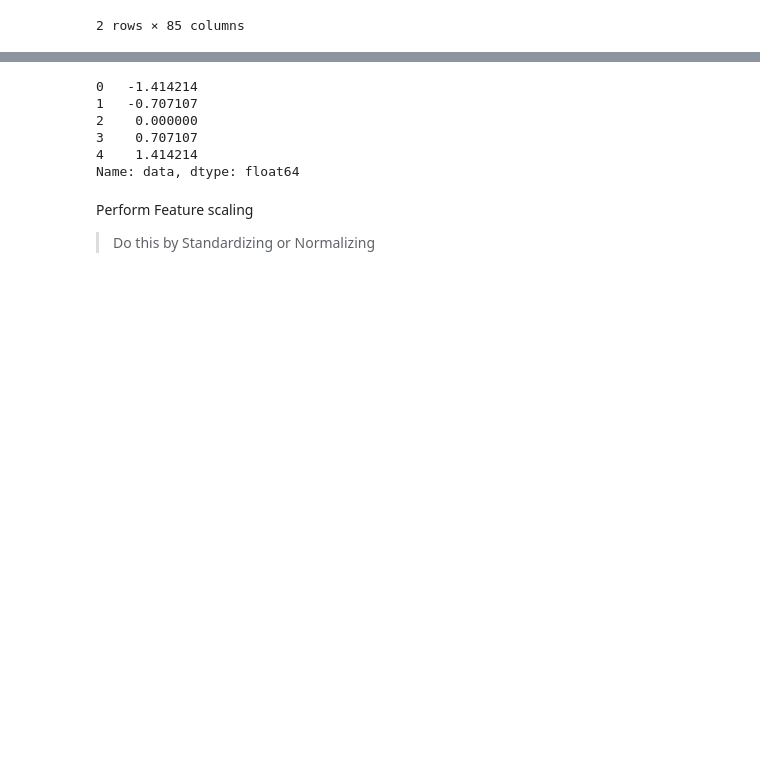
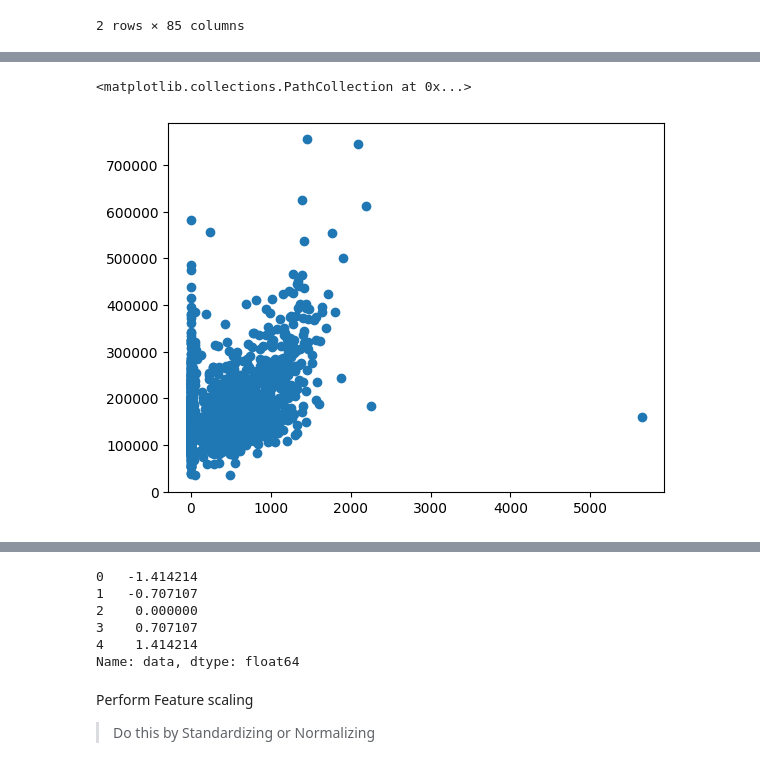
Before and after one commit to djsmacker01/House-Price-Prediction, a Jupyter notebook: Copy_of_Nurudeen_Adedeji_DS.ipynb, the cells around one changed output, grey strips where cells are left out. Cells and saved outputs as stored; diff of their text form; code cells hidden in the pictures; blank space fills up the shorter version.

```diff
--- a/Copy_of_Nurudeen_Adedeji_DS.ipynb
+++ b/Copy_of_Nurudeen_Adedeji_DS.ipynb
@@ -524,0 +544,5 @@ df.query('YearRemodAdd < 2000 & SalePrice > 700000')
+# %%
+plt.scatter(x='BsmtFinSF1', y='SalePrice', data=df)
+# %% [output]
+<matplotlib.collections.PathCollection at 0x...>
+[figure, added]
```
Also changed, not shown: parts of 11 cells of this notebook.
